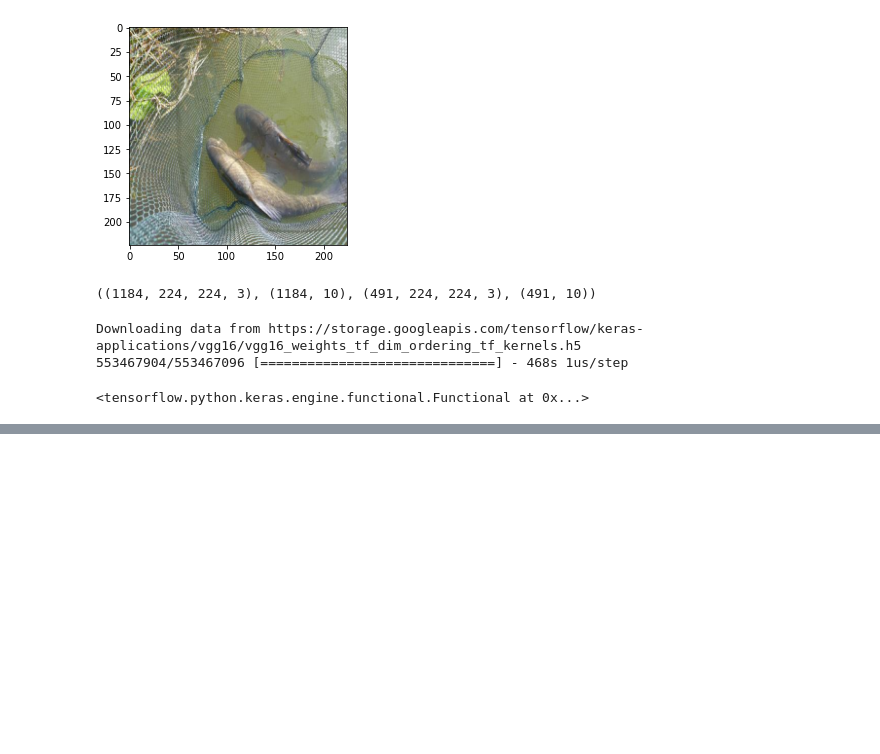
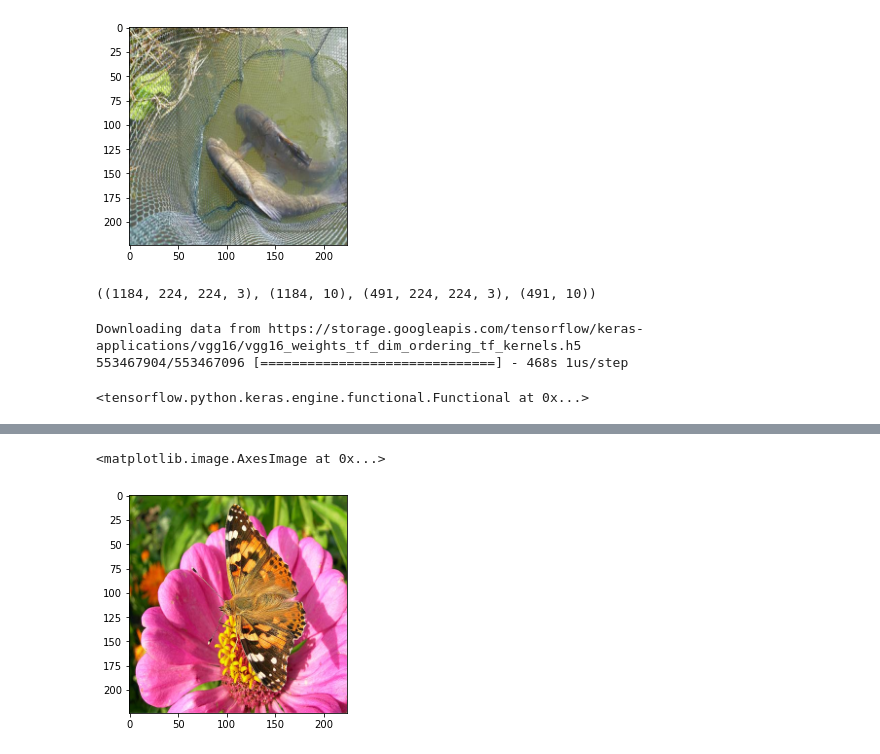
Before and after one commit to monjoybme/Neural-Studio, a Jupyter notebook: scripts/Datasets.ipynb, the cells around one changed output, grey strips where cells are left out. Cells and saved outputs as stored; diff of their text form; code cells hidden in the pictures; blank space fills up the shorter version.

```diff
--- a/scripts/Datasets.ipynb
+++ b/scripts/Datasets.ipynb
@@ -425,0 +568,5 @@ dataset_1 = Dataset()
+# %%
+plt.imshow(dataset_1.test_x[0].astype(np.uint8))
+# %% [output]
+<matplotlib.image.AxesImage at 0x...>
+[figure, added]
```
Also changed, not shown: parts of 6 cells of this notebook, 21 other files.
